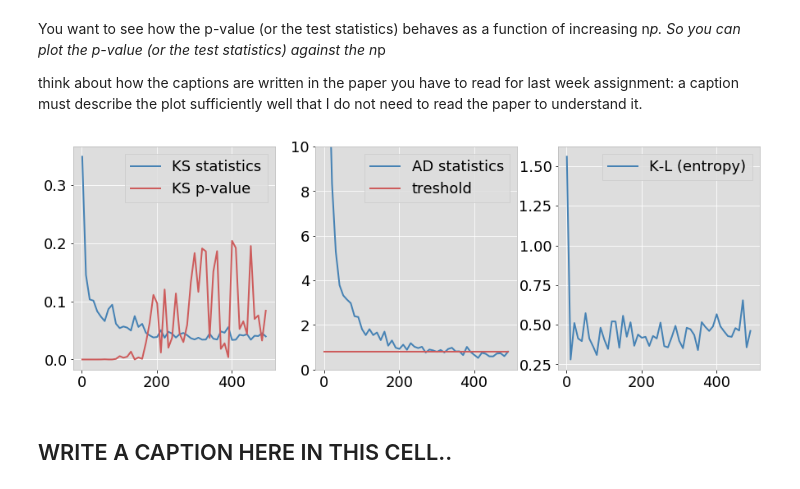
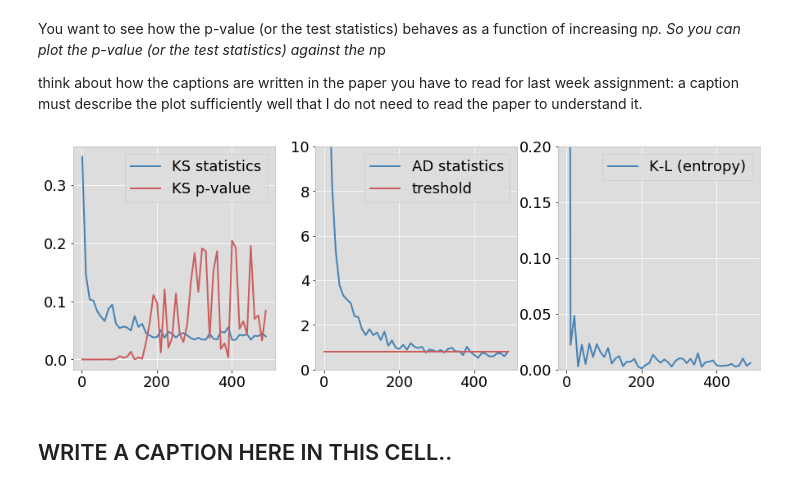
Before and after one commit to fedhere/PUI2017_fb55, a Jupyter notebook: HW5_fb55/Assignment2_instructions.ipynb, the cells around one changed output. Saved outputs shown, nothing was run; the diff lists cells and outputs as text; code cells hidden in the pictures.

```diff
--- a/HW5_fb55/Assignment2_instructions.ipynb
+++ b/HW5_fb55/Assignment2_instructions.ipynb
@@ -193,7 +193,7 @@ binomial on normal 0.0690986635223
 with the binomial distribution I can change n*p. larger n*p will make the distribution look more "normal" (i.e. Gaussian).
 In a loop test that the binomial tends to a normal distribution as you increase the value of n*p.
 # %%
-np.random.seed(999)
+
 
 #loop over the different values of n (or n and p)
 for i,n in enumerate(narray):
@@ -218,8 +218,11 @@ for i,n in enumerate(narray):
     #if i%10 == 0:
     #    pl.hist(dist, bins=mybins)
     #    pl.plot(bincenters, scipy.stats.norm.pdf(bincenters)*1000)
-    kl_b [i] =  scipy.stats.entropy(np.histogram(dist, bins=mybins)[0],
-                                    scipy.stats.norm.pdf(bincenters) + n)
+    kl_b [i] =  scipy.stats.entropy(np.histogram(dist, bins=mybins)[0] / 1000.,
+                                    scipy.stats.norm.pdf(bincenters))
+    #pl.plot(bincenters,np.histogram(dist, bins=mybins)[0]  / 1000., 'k')
+    #pl.plot(bincenters, scipy.stats.norm.pdf(bincenters), 'r')
+    #pl.show()
 # %% [markdown]
 You want to see how the p-value (or the test statistics) behaves as a function of increasing n*p.
 So you can plot the p-value (or the test statistics) against the n*p
@@ -228,23 +231,23 @@ think about how the captions are written in the paper  you have to read for last
 # %%
 
 fig = pl.figure(figsize = (15,5))
 fig.add_subplot(131)
 pl.plot(narray, ks_s_b, label='KS statistics')
 pl.plot(narray, ks_p_b, label='KS p-value')
 pl.legend()
 
 fig.add_subplot(132)
 pl.plot(narray, ad_b,  label='AD statistics')
 pl.plot([narray[0], narray[-1]],[threshold, threshold], label="treshold")
 pl.ylim(0,10) #limit the y range or you cannot see the relevant part
 pl.legend()
 
 fig.add_subplot(133)
 pl.plot(narray, kl_b, label='K-L (entropy)')
-
+pl.ylim(0,0.2)
 pl.legend();
 # %% [output]
-[figure, old version]
+[figure, new version]
 # %% [markdown]
 ## WRITE A CAPTION HERE IN THIS CELL..
 # %% [markdown]
```
Also changed, not shown: parts of 3 cells of this notebook.
